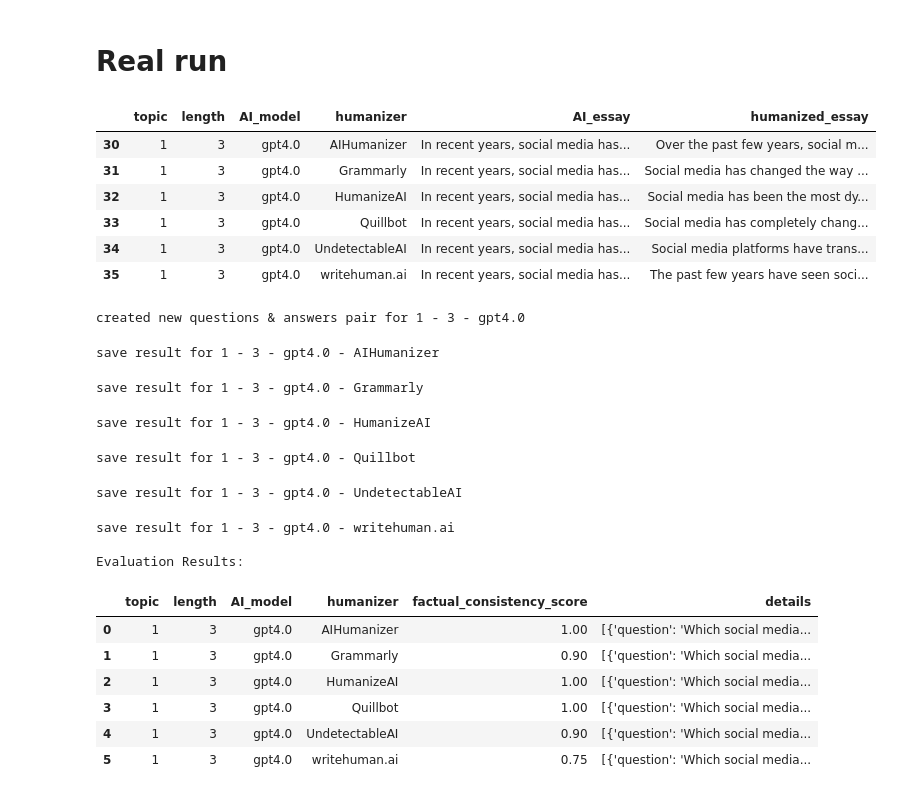
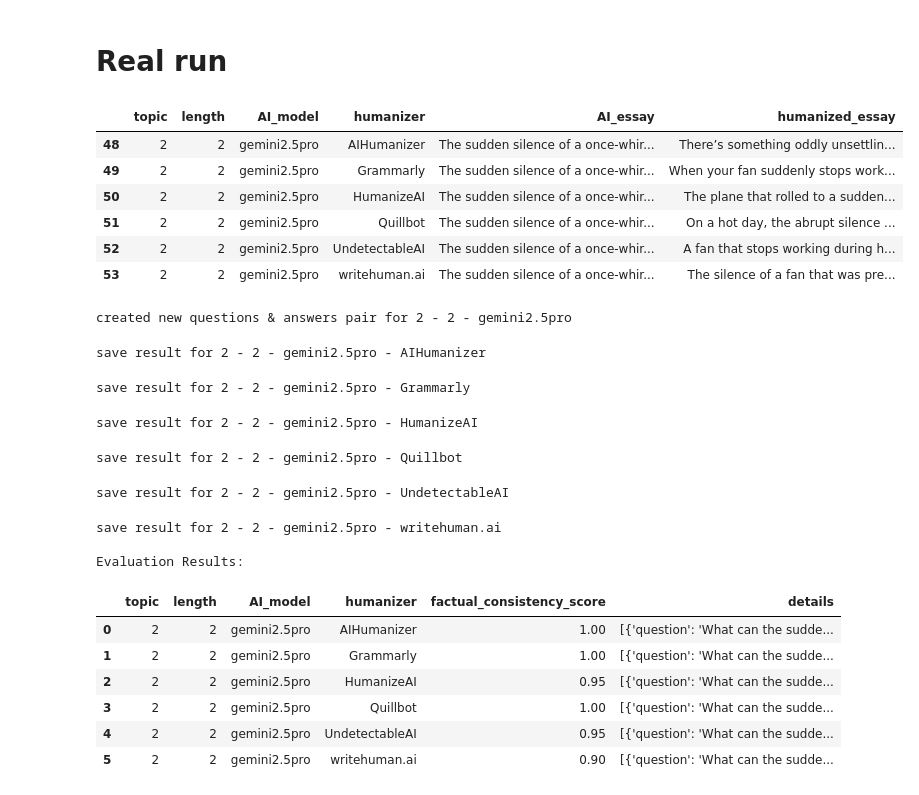
Before and after one commit to warit-tee/FYP, a Jupyter notebook: factual/fact.ipynb, the cells around one changed output. Cells and saved outputs as stored; diff of their text form; code cells hidden in the pictures.

Commit message:
add results for row 37-54

```diff
--- a/factual/fact.ipynb
+++ b/factual/fact.ipynb
@@ -264,18 +264,18 @@ results_df.loc[0, 'details']
 # %% [markdown]
 # Real run
 # %%
-df.iloc[30:36]
+df.iloc[48:54]
 # %% [output]
 |  | topic | length | AI_model | humanizer | AI_essay | humanized_essay |
-| 30 | 1 | 3 | gpt4.0 | AIHumanizer | In recent years, social media has... | Over the past few years, social m... |
-| 31 | 1 | 3 | gpt4.0 | Grammarly | In recent years, social media has... | Social media has changed the way ... |
-| 32 | 1 | 3 | gpt4.0 | HumanizeAI | In recent years, social media has... | Social media has been the most dy... |
-| 33 | 1 | 3 | gpt4.0 | Quillbot | In recent years, social media has... | Social media has completely chang... |
-| 34 | 1 | 3 | gpt4.0 | UndetectableAI | In recent years, social media has... | Social media platforms have trans... |
-| 35 | 1 | 3 | gpt4.0 | writehuman.ai | In recent years, social media has... | The past few years have seen soci... |
+| 48 | 2 | 2 | gemini2.5pro | AIHumanizer | The sudden silence of a once-whir... | There’s something oddly unsettlin... |
+| 49 | 2 | 2 | gemini2.5pro | Grammarly | The sudden silence of a once-whir... | When your fan suddenly stops work... |
+| 50 | 2 | 2 | gemini2.5pro | HumanizeAI | The sudden silence of a once-whir... | The plane that rolled to a sudden... |
+| 51 | 2 | 2 | gemini2.5pro | Quillbot | The sudden silence of a once-whir... | On a hot day, the abrupt silence ... |
+| 52 | 2 | 2 | gemini2.5pro | UndetectableAI | The sudden silence of a once-whir... | A fan that stops working during h... |
+| 53 | 2 | 2 | gemini2.5pro | writehuman.ai | The sudden silence of a once-whir... | The silence of a fan that was pre... |
 # %%
 # real run on next 6 rows with caching of generated questions
-df_temp = df.iloc[30:36].copy() # Process next 6 rows for testing
+df_temp = df.iloc[48:54].copy() # Process next 6 rows for testing
 processed_AI_essays = dict()
 output_results = []
 for index, row in tqdm(df_temp.iterrows(), total=len(df_temp)):
@@ -313,22 +313,22 @@ results_df = pd.DataFrame(output_results)
 print("\nEvaluation Results:")
 display(results_df)
 # %% [output]
-created new questions & answers pair for 1 - 3 - gpt4.0
+created new questions & answers pair for 2 - 2 - gemini2.5pro
-save result for 1 - 3 - gpt4.0 - AIHumanizer
+save result for 2 - 2 - gemini2.5pro - AIHumanizer
-save result for 1 - 3 - gpt4.0 - Grammarly
+save result for 2 - 2 - gemini2.5pro - Grammarly
-save result for 1 - 3 - gpt4.0 - HumanizeAI
+save result for 2 - 2 - gemini2.5pro - HumanizeAI
-save result for 1 - 3 - gpt4.0 - Quillbot
+save result for 2 - 2 - gemini2.5pro - Quillbot
-save result for 1 - 3 - gpt4.0 - UndetectableAI
+save result for 2 - 2 - gemini2.5pro - UndetectableAI
-save result for 1 - 3 - gpt4.0 - writehuman.ai
+save result for 2 - 2 - gemini2.5pro - writehuman.ai
 
 Evaluation Results:
 |  | topic | length | AI_model | humanizer | factual_consistency_score | details |
-| 0 | 1 | 3 | gpt4.0 | AIHumanizer | 1.00 | [{'question': 'Which social media... |
-| 1 | 1 | 3 | gpt4.0 | Grammarly | 0.90 | [{'question': 'Which social media... |
-| 2 | 1 | 3 | gpt4.0 | HumanizeAI | 1.00 | [{'question': 'Which social media... |
-| 3 | 1 | 3 | gpt4.0 | Quillbot | 1.00 | [{'question': 'Which social media... |
-| 4 | 1 | 3 | gpt4.0 | UndetectableAI | 0.90 | [{'question': 'Which social media... |
-| 5 | 1 | 3 | gpt4.0 | writehuman.ai | 0.75 | [{'question': 'Which social media... |
+| 0 | 2 | 2 | gemini2.5pro | AIHumanizer | 1.00 | [{'question': 'What can the sudde... |
+| 1 | 2 | 2 | gemini2.5pro | Grammarly | 1.00 | [{'question': 'What can the sudde... |
+| 2 | 2 | 2 | gemini2.5pro | HumanizeAI | 0.95 | [{'question': 'What can the sudde... |
+| 3 | 2 | 2 | gemini2.5pro | Quillbot | 1.00 | [{'question': 'What can the sudde... |
+| 4 | 2 | 2 | gemini2.5pro | UndetectableAI | 0.95 | [{'question': 'What can the sudde... |
+| 5 | 2 | 2 | gemini2.5pro | writehuman.ai | 0.90 | [{'question': 'What can the sudde... |
 # %%
 # read qna_results.csv to see all results
 results_df = pd.read_csv('qna_results.csv')
```
Also changed, not shown: parts of 1 cell of this notebook, 1 other file.
